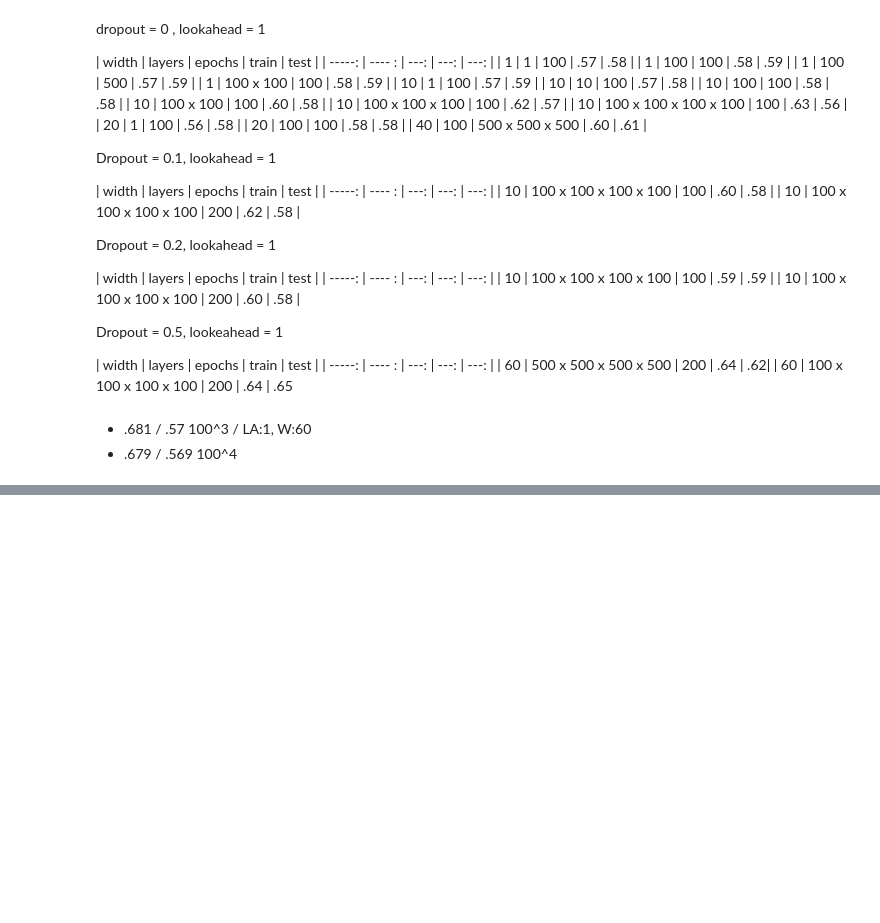
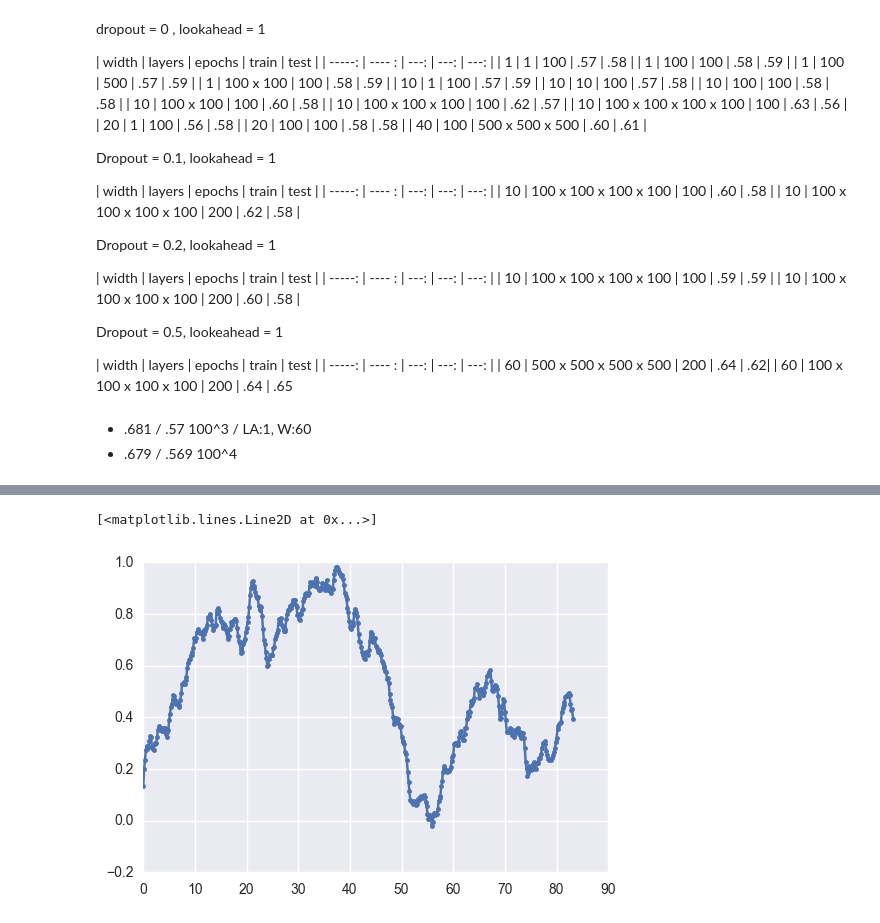
Before and after one commit to andrewwilson/mlnd_capstone, a Jupyter notebook: EvaluateModels.ipynb, the cells around one changed output, grey strips where cells are left out. Saved outputs shown, nothing was run; the diff lists cells and outputs as text; code cells hidden in the pictures; blank space fills up the shorter version.

```diff
--- a/EvaluateModels.ipynb
+++ b/EvaluateModels.ipynb
@@ -219,18 +230,21 @@ print( len(utils.future_return(prices_test, 1) ))
 # %%
 i_s = []
 mean_rets = []
-for i in range(1,500,1):
+for i in range(1,5000,10):
     test_returns = utils.future_return(prices_test, i).fillna(0).values
     test_returns = test_returns - test_returns.mean()
 
     idx = np.zeros(len(test_returns))
     idx[Y_test_pred_class[:,0] == 0] = -1
     idx[Y_test_pred_class[:,0] == 1] = 1
 
     mean_ret = (test_returns * idx).mean() * 1e4
     mean_rets.append(mean_ret)
     i_s.append(i/60) #*24))
 plt.plot(i_s, mean_rets,'.-')
+# %% [output]
+[<matplotlib.lines.Line2D at 0x...>]
+[figure, added]
 # %%
 prices_test.plot()
 # %%
```
Also changed, not shown: parts of 16 cells of this notebook, 7 other files.
